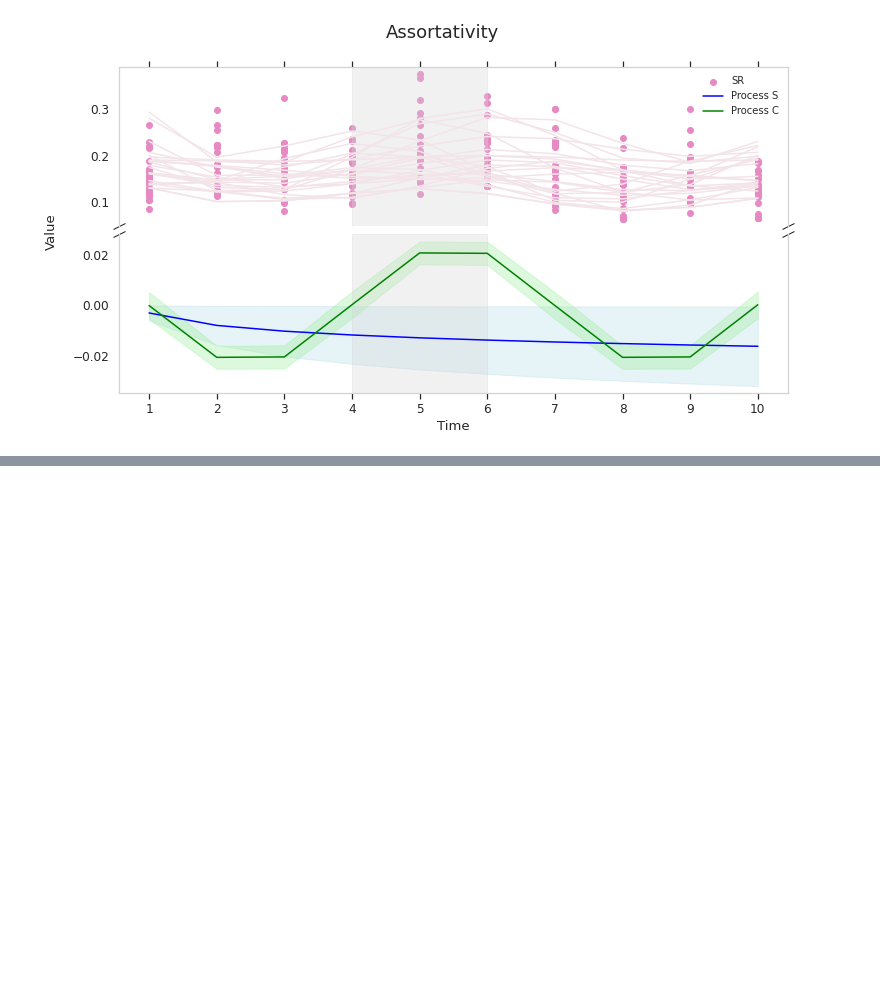
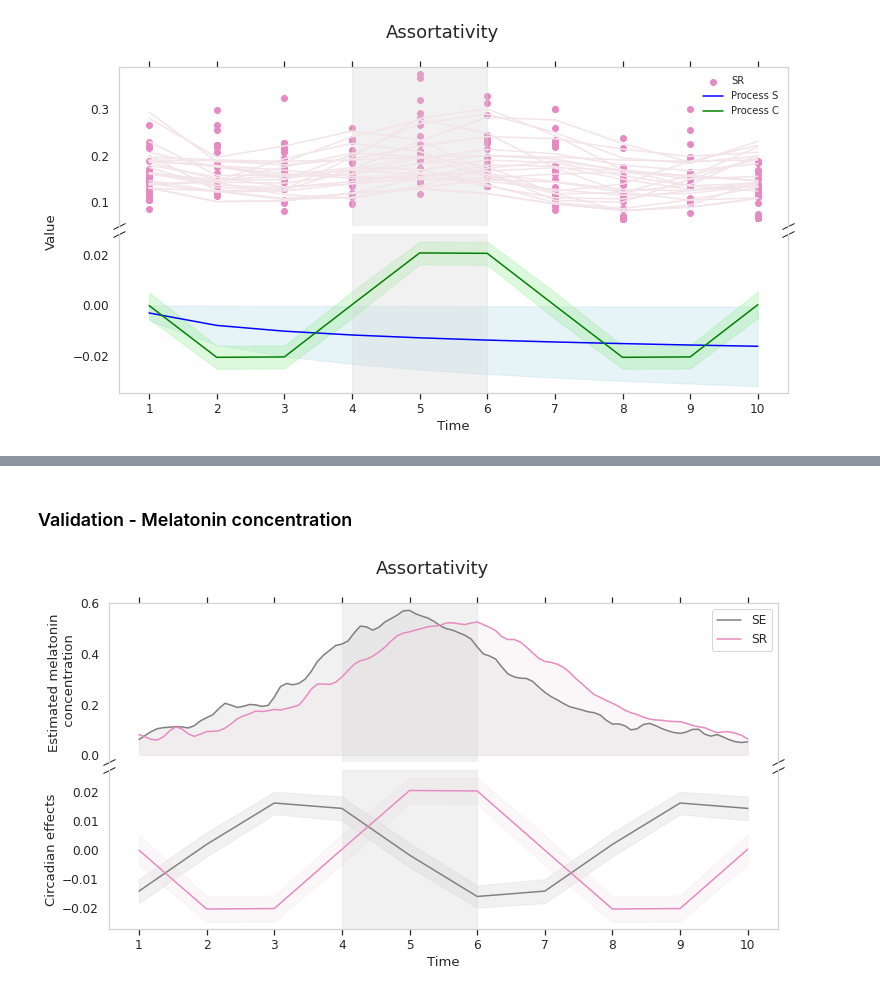
Before and after one commit to BISL-jypark/dynamics-in-sleep, a Jupyter notebook: src/sleep-restriction-study-Copy1.ipynb, the cells around one changed output, grey strips where cells are left out. Cells and saved outputs as stored; diff of their text form; code cells hidden in the pictures; blank space fills up the shorter version.

```diff
--- a/src/sleep-restriction-study-Copy1.ipynb
+++ b/src/sleep-restriction-study-Copy1.ipynb
@@ -626,0 +685,67 @@ NameError: name 'plt' is not defined
+# %% [markdown]
+### Validation - Melatonin concentration
+# %%
+from scipy.ndimage import gaussian_filter1d
+sns.set(rc={"figure.figsize":(12, 6), 'axes.edgecolor': 'lightgrey', 'axes.facecolor':'None'}, font_scale=1.1)
+
+phase_SE = {t:list(map(lambda x: 1/np.abs(int(x)) if int(x)!=0 else 1, sample_info.loc[SE][sample_info.timepoint == 'T'+str(t)]['circadianphase'].values)) for t in range(1,11)}
+phase_SR = {t:list(map(lambda x: 1/np.abs(int(x)) if int(x)!=0 else 1, sample_info.loc[SR][sample_info.timepoint == 'T'+str(t)]['circadianphase'].values)) for t in range(1,11)}
+mean_phase_SE = {t: np.mean(values) for t, values in phase_SE.items()}
+mean_phase_SR = {t: np.mean(values) for t, values in phase_SR.items()}
+C_ASS_SE = C_ASS['SE']; C_ASS_SR = C_ASS['SR']
+
+# Apply a Gaussian filter for smoothing
+y_smoothed_SE = gaussian_filter1d(list(mean_phase_SE.values()), sigma=1)
+y_smoothed_SR = gaussian_filter1d(list(mean_phase_SR.values()), sigma=1)
+
+# Generate the artificial dataset
+fine_x_vals = np.linspace(min(range(1,11)), max(range(1,11)), 100)
+fine_y_smoothed_SE = np.interp(fine_x_vals, range(1,11), y_smoothed_SE)
+fine_y_smoothed_SR = np.interp(fine_x_vals, range(1,11), y_smoothed_SR)
+fine_artificial_SE = {}; fine_artificial_SR = {}; noise_level = 0.05
+for x, y in zip(fine_x_vals, fine_y_smoothed_SE):
+    fine_artificial_SE[x] = y + noise_level * np.random.randn(5)
+for x, y in zip(fine_x_vals, fine_y_smoothed_SR):
+    fine_artificial_SR[x] = y + noise_level * np.random.randn(5)
+flattened_fine_artificial_SE = [value for sublist in fine_artificial_SE.values() for value in sublist]
+flattened_fine_artificial_SR = [value for sublist in fine_artificial_SR.values() for value in sublist]
+fine_mean_SE = {x: np.mean(values) for x, values in fine_artificial_SE.items()}
+fine_mean_SR = {x: np.mean(values) for x, values in fine_artificial_SR.items()}
+
+fine_y_smoothed_SE_new = gaussian_filter1d(list(fine_mean_SE.values()), sigma=1)
+fine_y_smoothed_SR_new = gaussian_filter1d(list(fine_mean_SR.values()), sigma=1)
+
+fig, (ax1, ax2) = plt.subplots(2,1,sharex=True)
+fig.subplots_adjust(hspace=0.05)
+
+ax1.spines['bottom'].set_visible(False); ax2.spines['top'].set_visible(False)
+ax1.xaxis.tick_top(); ax2.xaxis.tick_bottom()
+ax1.tick_params(labeltop=False)
+kwargs = dict(marker=[(-1,-0.5),(1,0.5)], markersize=12, linestyle='none', color='k', mec='k', mew=1, clip_on=False)
+ax1.plot([0,1],[0,0], transform=ax1.transAxes, **kwargs)
+ax2.plot([0,1],[1,1], transform=ax2.transAxes, **kwargs)
+
+ax1.plot(fine_x_vals, fine_y_smoothed_SE_new, color='grey', label='SE')
+ax1.plot(fine_x_vals, fine_y_smoothed_SR_new, color=sns.color_palette('Set2')[3], label='SR')
+ax1.fill_between(fine_x_vals, fine_y_smoothed_SE_new, color='lightgrey', alpha=0.3)
+ax1.fill_between(fine_x_vals, fine_y_smoothed_SR_new, color='#F3E4E9', alpha=0.3)
+ax1.axvspan(4, 6, color='lightgray', alpha=0.3)
+
+yc_SE = pd.DataFrame(C_ASS_SE).mean(axis=1)
+yc_SR = pd.DataFrame(C_ASS_SR).mean(axis=1)
+error_SE = pd.DataFrame(C_ASS_SE).sem(axis=1)
+error_SR = pd.DataFrame(C_ASS_SR).sem(axis=1)
+ax2.plot(range(1,11), yc_SE, color='grey', label='Circadian effects in SE')
+ax2.plot(range(1,11), yc_SR, color=sns.color_palette('Set2')[3], label='Circadian effects in SR')
+ax2.fill_between(range(1,11), yc_SE - error_SE, yc_SE + error_SE, color='lightgrey', alpha=0.3)
+ax2.fill_between(range(1,11), yc_SR - error_SR, yc_SR + error_SR, color='#F3E4E9', alpha=0.3)
+ax2.axvspan(4, 6, color='lightgray', alpha=0.3)
+
+fig.suptitle("Assortativity", fontsize=18)
+ax1.legend()
+plt.xlabel('Time'); plt.xticks(range(1,11))
+ax1.set_ylabel('Estimated melatonin\n concentration')
+ax2.set_ylabel('Circadian effects')
+plt.show()
+# %% [output]
+[figure, added]
```
Also changed, not shown: parts of 6 cells of this notebook, 8 other files.
